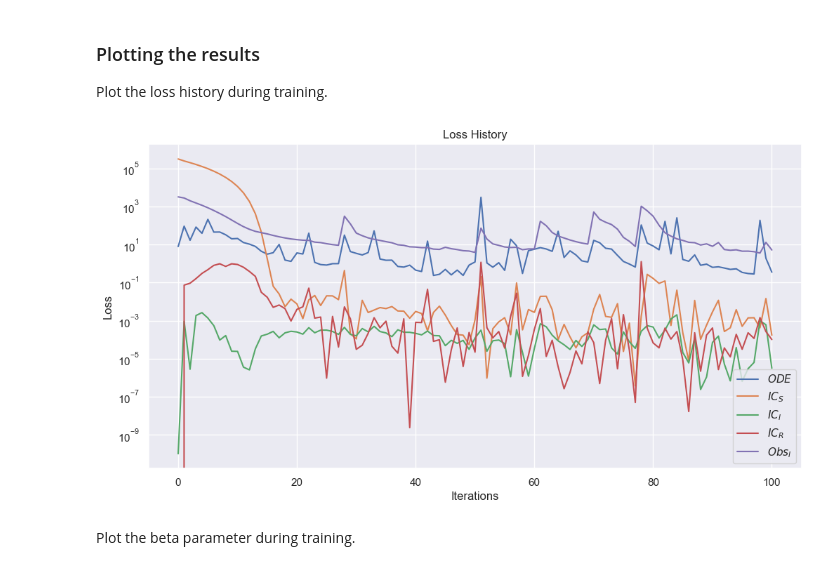
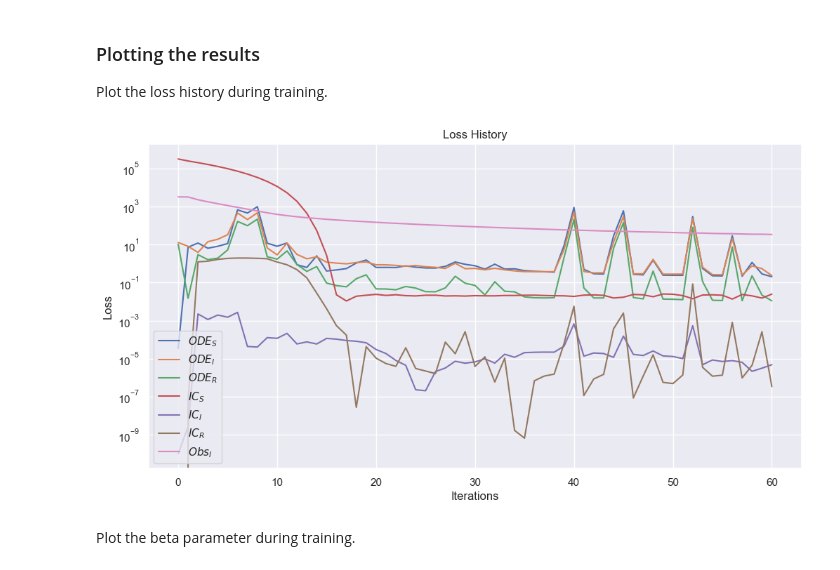
Before and after one commit to GiacomoGuidotto/sir-pinn, a Jupyter notebook: src/contant_rate/joint/joint.ipynb, the cells around one changed output. Cells and saved outputs as stored; diff of their text form; code cells hidden in the pictures.

```diff
--- a/src/contant_rate/joint/joint.ipynb
+++ b/src/contant_rate/joint/joint.ipynb
@@ -205,7 +205,7 @@ def ode_system(t, y):
   res_s = dSdt - (- C1 * beta * I * S)
   res_i = dIdt - (C1 * beta * I * S - C2 * I)
   res_r = dRdt - (C2 * I)
-  return torch.cat([res_s, res_i, res_r], dim=1)
+  return [res_s, res_i, res_r]
 # %% [markdown]
 Define the initial condition. The function will simply return the scaled initial condition for each component. The `boundary` function will be used to apply the ICs only in the correct boundary, which is the initial time. We could've compare the x value to T0, but we can simply use the `on_initial` parameter.
 # %%
@@ -231,9 +231,10 @@ data = dde.data.PDE(
   geom,
   ode_system,
   [ic_S, ic_I, ic_R, observe_I],
+  num_domain=200,
   num_boundary=2,
   anchors=t_data,
-  # num_test=20,
+  num_test=20,
 )
 # %% [markdown]
 Define the network as 3 FNNs training in parallel, one for each component of the solution.
@@ -254,7 +255,7 @@ class ThreeNets(torch.nn.Module):
     return torch.cat([S_next, I_next, R_next], dim=1)
 
 
-activations = [activation] * 3 + [output_activation]
+activations = [activation] * (len(layer_size) - 2) + [output_activation]
 net = ThreeNets(layer_size, activations, initializer)
 # %% [markdown]
 Finally, define the model as the Neural Network and the problem it tries to solve.
@@ -279,7 +280,7 @@ model.compile(
   optimizer=optimizer,
   lr=lr,
   loss=loss_function,
-  loss_weights=[1, 1, 1, 1, 1],
+  loss_weights=[1, 1, 1, 1, 1, 1, 1],
   external_trainable_variables=[beta],
 )
 
@@ -327,24 +328,25 @@ Saving test data to data/test.dat ...
 
 Plot the loss history during training.
 # %%
-# TODO: check if the order is correct
-columns = ["$ODE$", "$IC_S$", "$IC_I$", "$IC_R$", "$Obs_I$"]
+columns = [
+  "$ODE_S$", "$ODE_I$", "$ODE_R$", "$IC_S$", "$IC_I$", "$IC_R$", "$Obs_I$"
+]
 losses = pd.DataFrame(loss_history.loss_train, columns=columns)
 
 plt.subplots(figsize=(12, 6))
 
 for column in columns:
   sns.lineplot(data=losses[column], label=column)
 
 plt.yscale("log")
 plt.xlabel("Iterations")
 plt.ylabel("Loss")
 plt.title("Loss History")
-# plt.legend()
+plt.legend()
 plt.savefig(f"{assets_dir}/loss_history.png")
 plt.show()
 # %% [output]
-[figure, old version]
+[figure, new version]
 # %% [markdown]
 Plot the beta parameter during training.
 # %%
```
Also changed, not shown: parts of 6 cells of this notebook, 14 other files.
